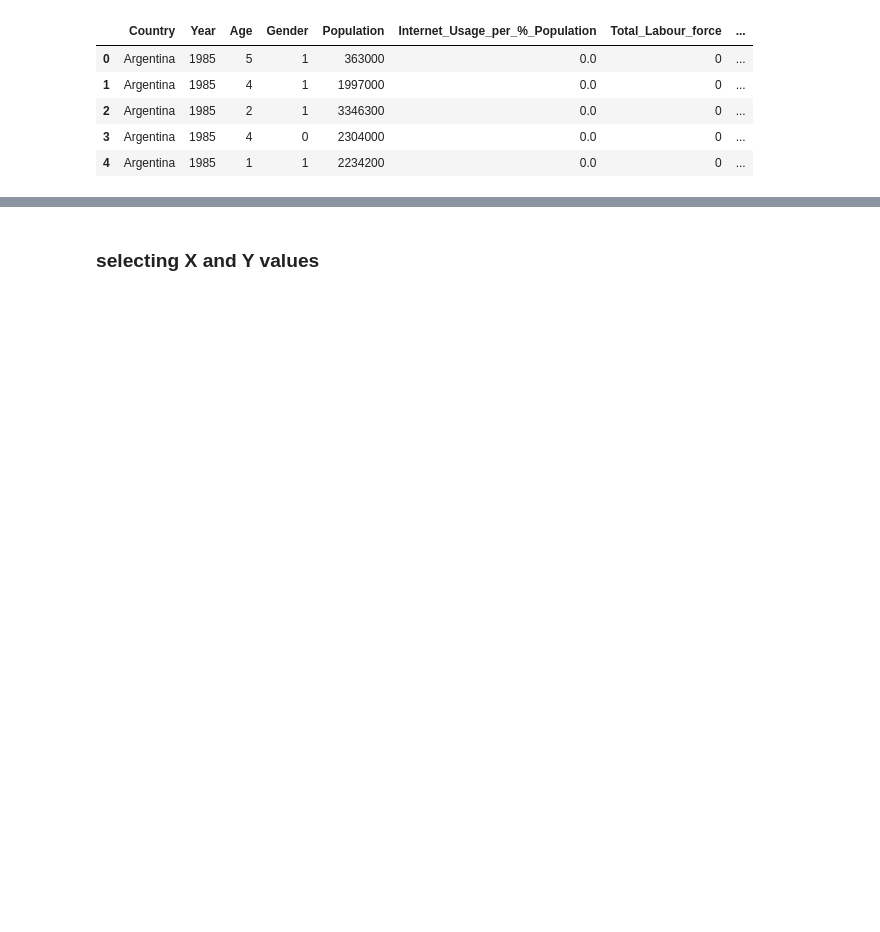
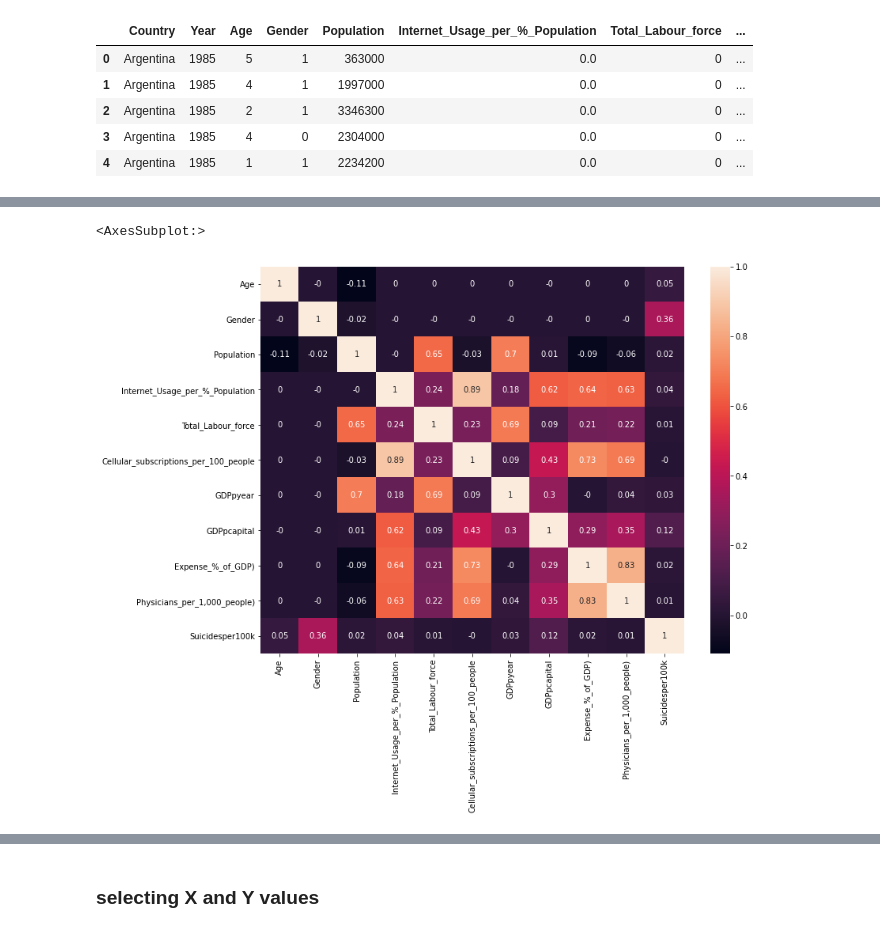
Before and after one commit to daasdemha/Sucide_prediction, a Jupyter notebook: X_and_y_selection.ipynb, the cells around one changed output, grey strips where cells are left out. Drawn from its saved outputs; the diff is of its cells as text; code cells hidden in the pictures; blank space fills up the shorter version.

```diff
--- a/X_and_y_selection.ipynb
+++ b/X_and_y_selection.ipynb
@@ -382,0 +433,7 @@ memory usage: 937.8+ KB
+# %%
+plt.figure(figsize = (12,9))  # sets the size of the matrix
+correlation_matrix = sucidedataframe.corr().round(2)  # creates the correlation matrix
+sns.heatmap(data = correlation_matrix, annot = True)  # shows correlation matrix
+# %% [output]
+<AxesSubplot:>
+[figure, added]
```
Also changed, not shown: parts of 60 cells of this notebook, 1 other file.
